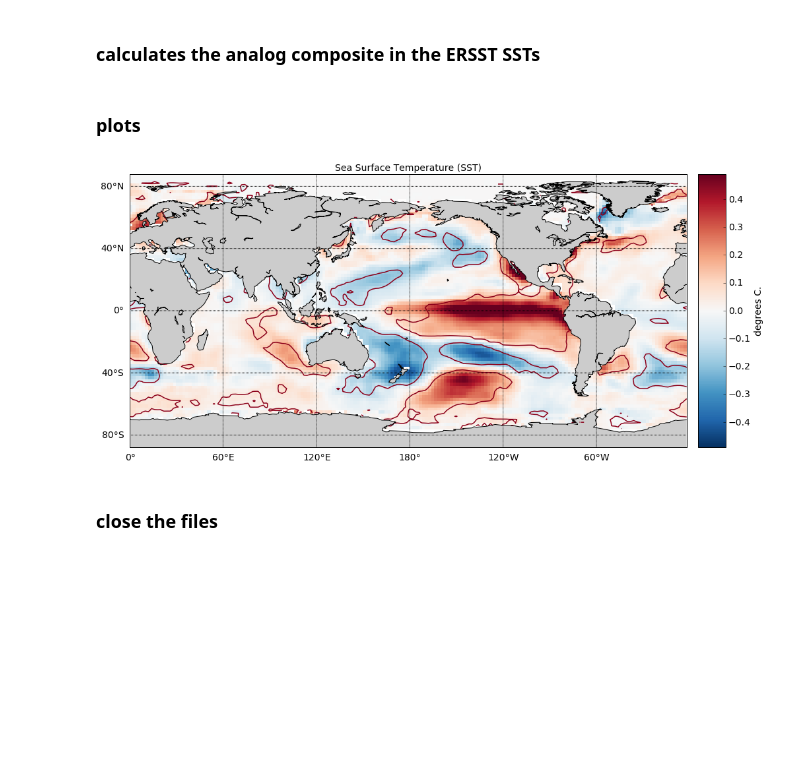
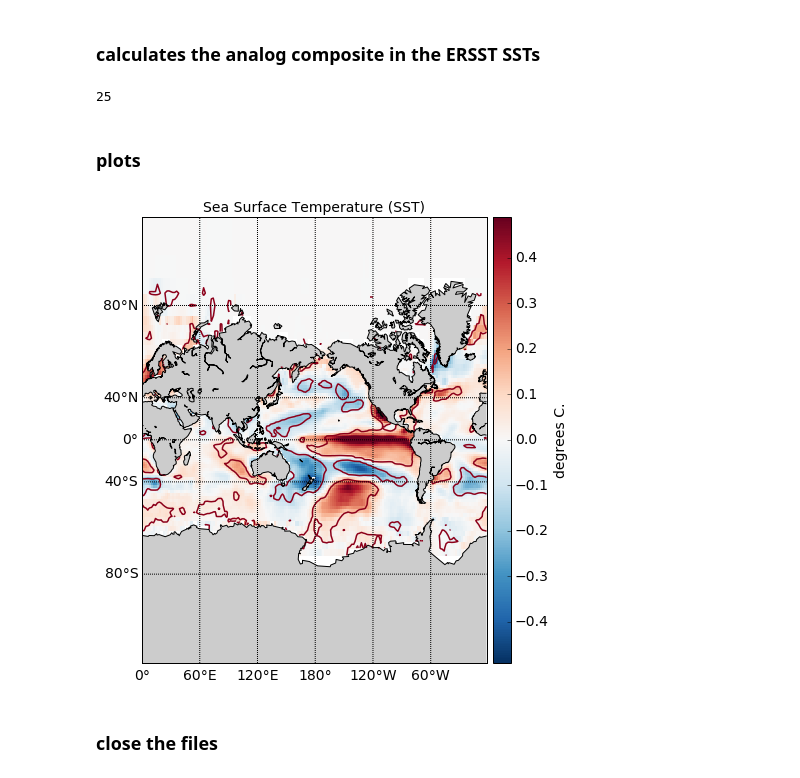
Before and after one commit to nicolasfauchereau/paleopy, a Jupyter notebook: notebooks/ensemble.ipynb, the cells around one changed output. Saved outputs shown, nothing was run; the diff lists cells and outputs as text; code cells hidden in the pictures; blank space fills up the shorter version.

```diff
--- a/notebooks/ensemble.ipynb
+++ b/notebooks/ensemble.ipynb
@@ -25,12 +25,16 @@ ens = ensemble(djsons=djsons, pjsons=pjsons, season='DJF')
 ### calculates the analog composite in the ERSST SSTs
 # %%
 sst = analogs(ens, 'ersst', 'sst').composite()
+# %%
+len(ens.dict_proxies.keys())
+# %% [output]
+25
 # %% [markdown]
 ### plots
 # %%
-f = scalar_plot(sst, test=0.1).plot()
+f = scalar_plot(sst, test=0.1, proj='merc').plot()
 # %% [output]
-[figure, old version]
+[figure, new version]
 # %% [markdown]
 ### close the files
 # %%
```
Also changed, not shown: parts of 3 cells of this notebook, 8 other files.
